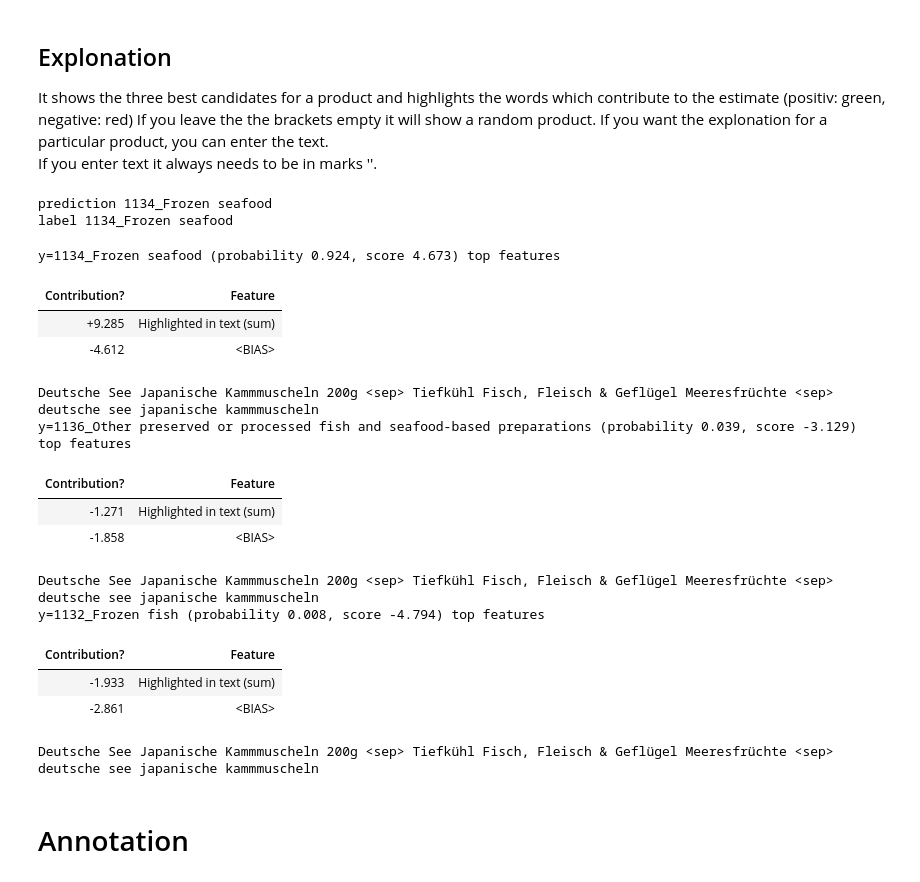
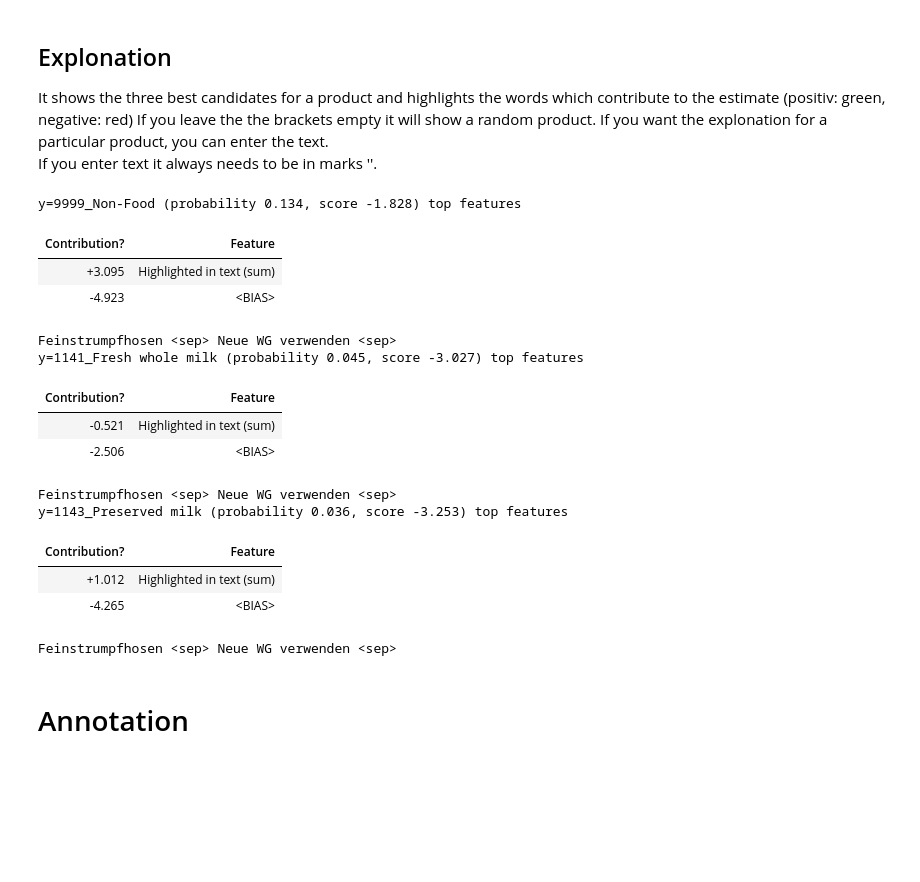
Before and after one commit to ELehmann91/Thesis_Multilingual_Transferlearning, a Jupyter notebook: Text_Annotation_Tool_BuBa.ipynb, the cells around one changed output. Saved outputs shown, nothing was run; the diff lists cells and outputs as text; code cells hidden in the pictures; blank space fills up the shorter version.

```diff
--- a/Text_Annotation_Tool_BuBa.ipynb
+++ b/Text_Annotation_Tool_BuBa.ipynb
@@ -81,9 +75,3 @@ The commands will bring you to a Google Authentication step. You should see a sc
 In the notebook, click on the charcoal > on the top left of the notebook and click on Files. Locate the data folder you created earlier and find your data. Right-click on your data and select Copy Path. Store this copied path into a variable and you are ready to go.
 # %% [markdown]
 Specify the exact path to your file and the seperator of your file to read it in.
-# %%
-import pandas as pd
-data_path = '/data/buba/'#
-file_path = 'training.csv'
-df = pd.read_csv(path+data_path+file_path,sep='|',index_col=False)
-print(file_path,'loaded',len(df),'observation')
@@ -125,11 +104,11 @@ For the prediction you have to specify the names of certain columns in your data
 # %%
 # init predictor
 
-name_col = 'product_name'
+name_col = 'WARENGRUPPE_BESCHREIBUNG1'
 category_col = 'category'
 url_col = 'url'
 lang = 'de'
-label_cat5 = 'cc5' #'coicop4_str'
+label_cat5 = None #'cc5' #'coicop4_str'
 
  #coicop_model #
 CoiCop_Predictor = coicop_model.predictor(df
@@ -160,29 +171,26 @@ It shows the three best candidates for a product and highlights the words which
 If you leave the the brackets empty it will show a random product. If you want the explonation for a particular product, you can enter the text.
 If you enter text it always needs to be in marks ''.
 # %%
-text = None
-categ= '1134_Frozen seafood'
-#text = ''
+text = 'Feinstrumpfhosen <sep> Neue WG verwenden <sep>  '
+categ= None #'1134_Frozen seafood'
 
 CoiCop_Predictor.tell_me_why(text,categ)
 # %% [output]
-prediction 1134_Frozen seafood
-label 1134_Frozen seafood
+y=9999_Non-Food (probability 0.134, score -1.828) top features
+| Contribution? | Feature |
+| +3.095 | Highlighted in text (sum) |
+| -4.923 | <BIAS> |
-y=1134_Frozen seafood (probability 0.924, score 4.673) top features
+Feinstrumpfhosen <sep> Neue WG verwenden <sep>
+y=1141_Fresh whole milk (probability 0.045, score -3.027) top features
-| Contribution? | Feature |
-| +9.285 | Highlighted in text (sum) |
-| -4.612 | <BIAS> |
+| Contribution? | Feature |
+| -0.521 | Highlighted in text (sum) |
+| -2.506 | <BIAS> |
-Deutsche See Japanische Kammmuscheln 200g <sep> Tiefkühl Fisch, Fleisch & Geflügel Meeresfrüchte <sep> deutsche see japanische kammmuscheln
-y=1136_Other preserved or processed fish and seafood-based preparations (probability 0.039, score -3.129) top features
+Feinstrumpfhosen <sep> Neue WG verwenden <sep>
+y=1143_Preserved milk (probability 0.036, score -3.253) top features
-| Contribution? | Feature |
-| -1.271 | Highlighted in text (sum) |
-| -1.858 | <BIAS> |
+| Contribution? | Feature |
+| +1.012 | Highlighted in text (sum) |
+| -4.265 | <BIAS> |
-Deutsche See Japanische Kammmuscheln 200g <sep> Tiefkühl Fisch, Fleisch & Geflügel Meeresfrüchte <sep> deutsche see japanische kammmuscheln
-y=1132_Frozen fish (probability 0.008, score -4.794) top features
+Feinstrumpfhosen <sep> Neue WG verwenden <sep>
-| Contribution? | Feature |
-| -1.933 | Highlighted in text (sum) |
-| -2.861 | <BIAS> |
-Deutsche See Japanische Kammmuscheln 200g <sep> Tiefkühl Fisch, Fleisch & Geflügel Meeresfrüchte <sep> deutsche see japanische kammmuscheln
 # %% [markdown]
 # Annotation
 # %% [markdown]
```
Also changed, not shown: parts of 15 cells of this notebook.
